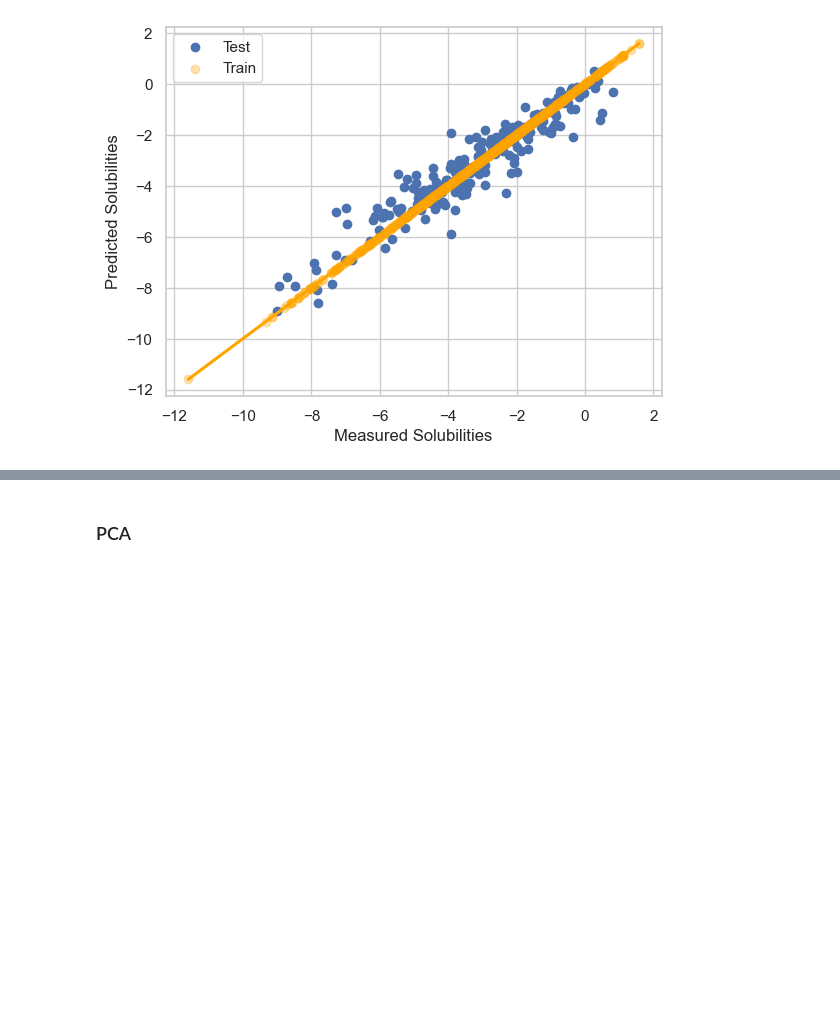
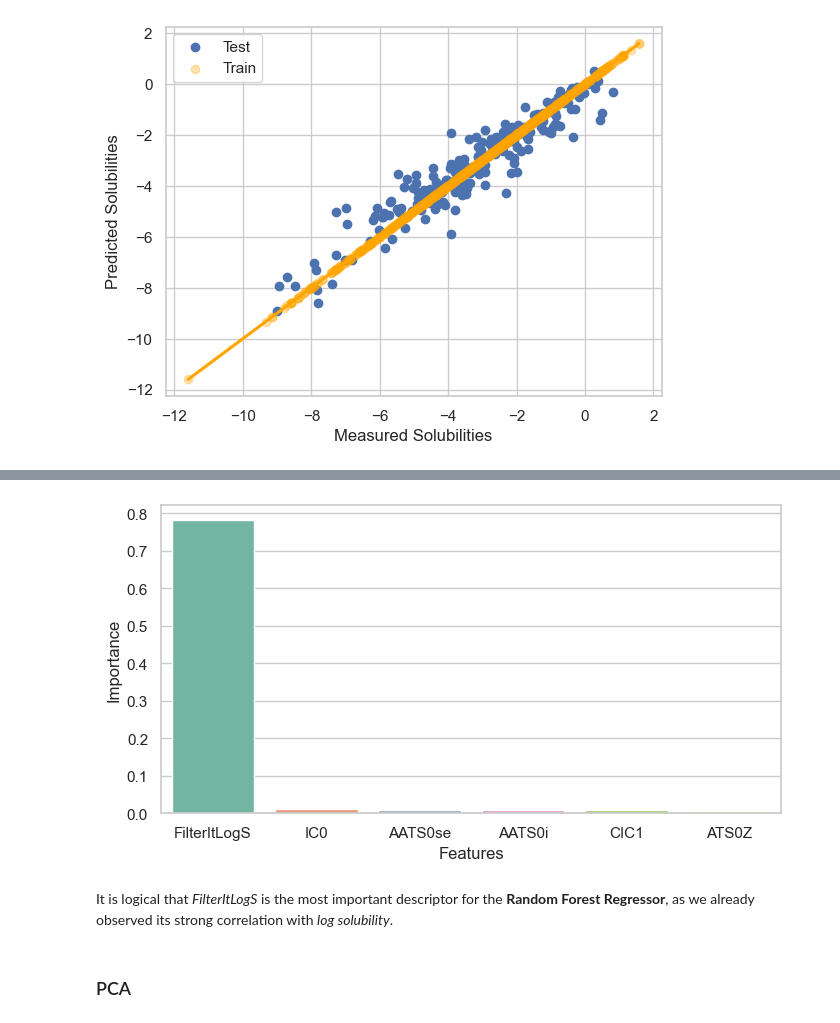
Before and after one commit to DaniloGrujic/organic-compounds-solubility, a Jupyter notebook: 3_ML_Model.ipynb, the cells around one changed output, grey strips where cells are left out. Drawn from its saved outputs; the diff is of its cells as text; code cells hidden in the pictures; blank space fills up the shorter version.

```diff
--- a/3_ML_Model.ipynb
+++ b/3_ML_Model.ipynb
@@ -250,3 +254,27 @@ plt.show()
+# %%
+rf = RandomForestRegressor(random_state=420)
+rf.fit(X_train, Y_train)
+
+importance = rf.feature_importances_
+
+# summarize feature importance
+dicts = {
+    'Features': [x for x in df.iloc[:,5:].columns],
+    'Importance': importance
+    }
+df_imp = pd.DataFrame(dicts)
+df_imp = df_imp.sort_values('Importance', ascending=False)
+# %%
+# plot feature importance
+top_desc_fi = df_imp[:6]
+
+plt.subplots(figsize=(8,4))
+sns.barplot(data=top_desc_fi, x='Features', y='Importance', palette='Set2', hue='Features')
+plt.show()
+# %% [output]
+[figure, added]
+# %% [markdown]
+It is logical that *FilterItLogS* is the most important descriptor for the **Random Forest Regressor**, as we already observed its strong correlation with *log solubility*.
 # %% [markdown]
 ### PCA
 # %%
```
Also changed, not shown: parts of 2 cells of this notebook.
